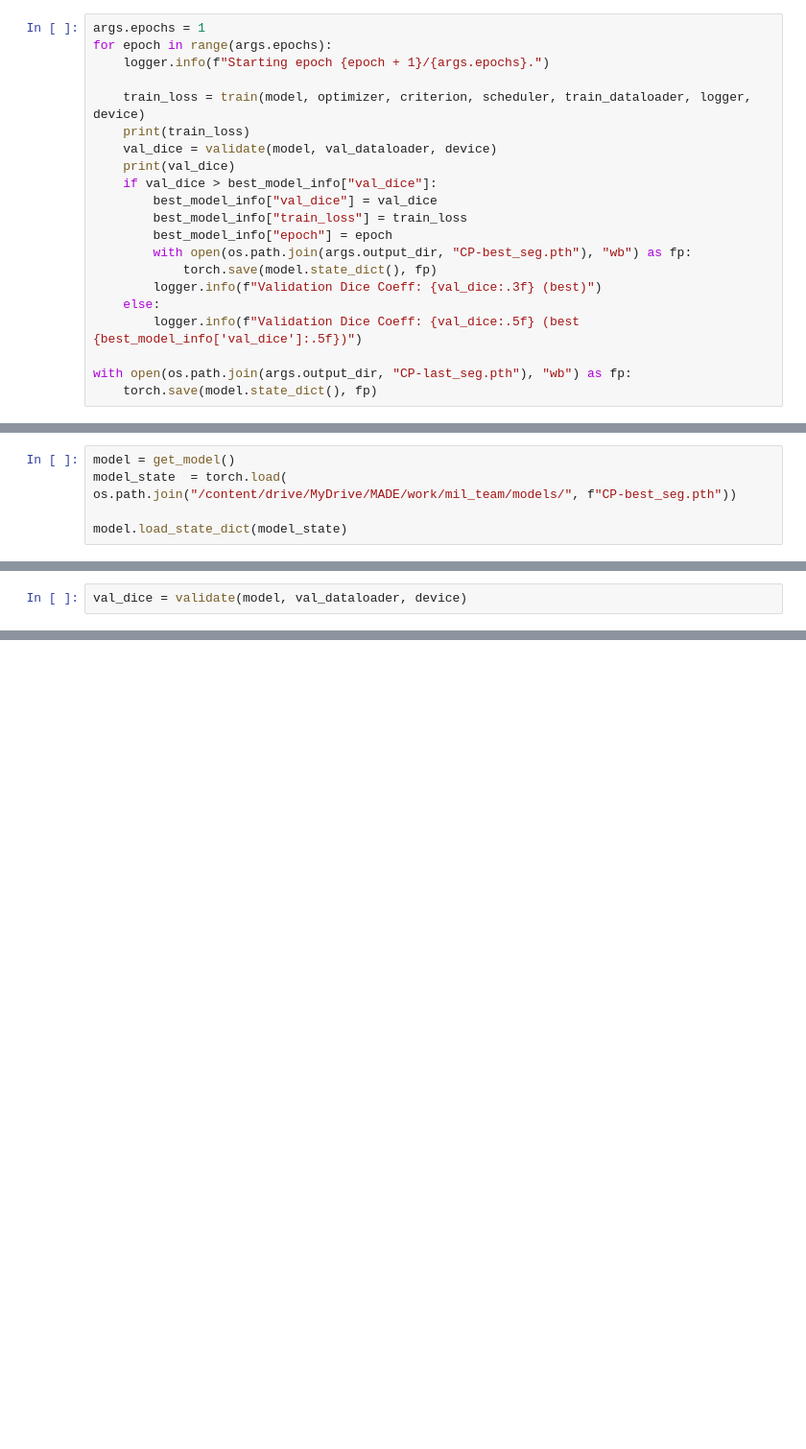
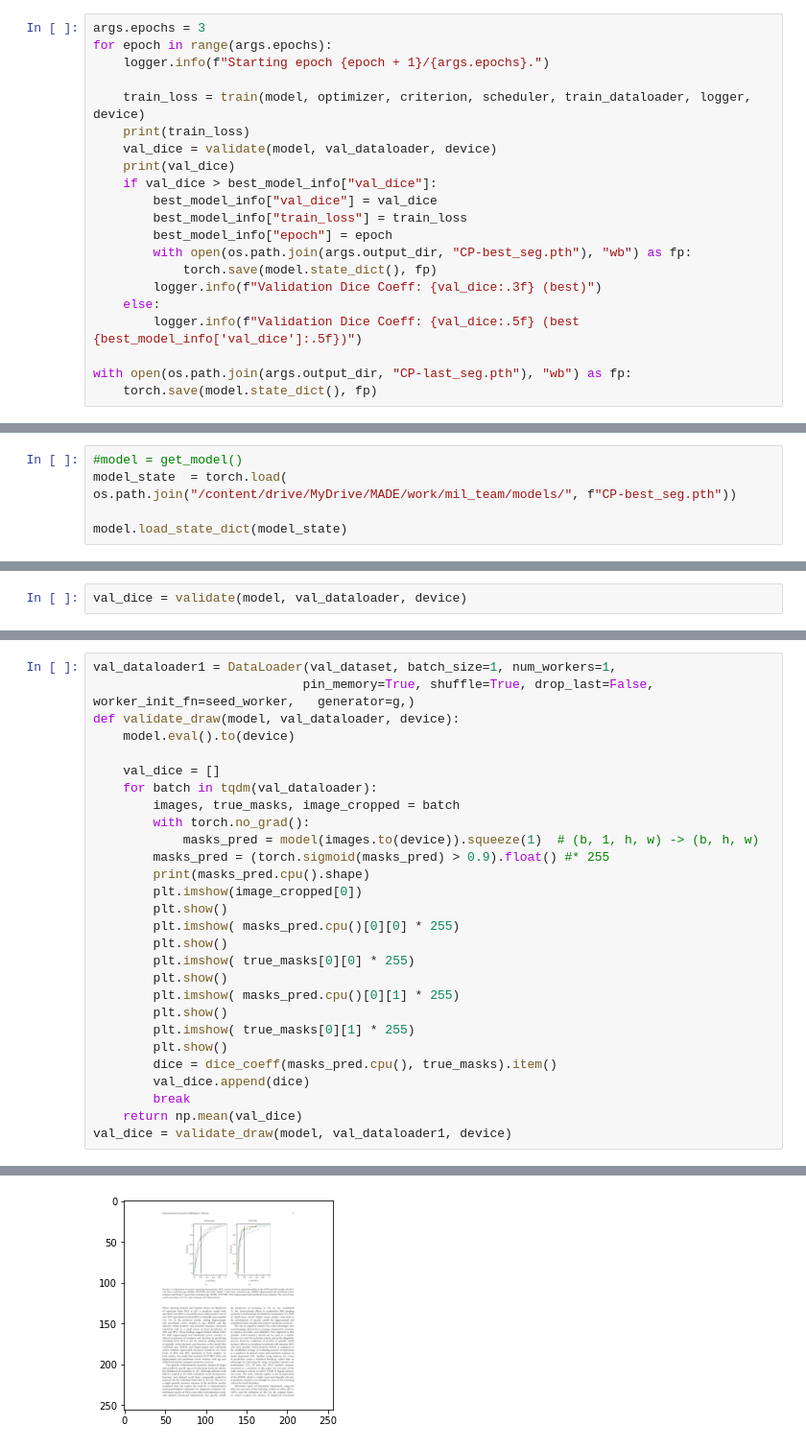
Before and after one commit to mykolesiko/MILTestTasks, a Jupyter notebook: layout.ipynb, the cells around one changed output, grey strips where cells are left out. Shown at 96% size. Cells and saved outputs as stored; diff of their text form; blank space fills up the shorter version.

```diff
--- a/layout.ipynb
+++ b/layout.ipynb
@@ -831,5 +866,5 @@ index created!
 # %%
-args.epochs = 1
+args.epochs = 3
 for epoch in range(args.epochs):
     logger.info(f"Starting epoch {epoch + 1}/{args.epochs}.")
 
@@ -901,5 +963,5 @@ val_dataloader = DataLoader(val_dataset, batch_size=args.batch_size, num_workers
 # %%
-model = get_model()
+#model = get_model()
 model_state  = torch.load( os.path.join("/content/drive/MyDrive/MADE/work/mil_team/models/", f"CP-best_seg.pth"))
 
 model.load_state_dict(model_state)
@@ -930,0 +997,29 @@ plt.show()
+# %%
+val_dataloader1 = DataLoader(val_dataset, batch_size=1, num_workers=1,
+                            pin_memory=True, shuffle=True, drop_last=False, worker_init_fn=seed_worker,   generator=g,)
+def validate_draw(model, val_dataloader, device):
+    model.eval().to(device)
+
+    val_dice = []
+    for batch in tqdm(val_dataloader):
+        images, true_masks, image_cropped = batch
+        with torch.no_grad():
+            masks_pred = model(images.to(device)).squeeze(1)  # (b, 1, h, w) -> (b, h, w)
+        masks_pred = (torch.sigmoid(masks_pred) > 0.9).float() #* 255
+        print(masks_pred.cpu().shape)
+        plt.imshow(image_cropped[0])
+        plt.show()
+        plt.imshow( masks_pred.cpu()[0][0] * 255)
+        plt.show()
+        plt.imshow( true_masks[0][0] * 255)
+        plt.show()
+        plt.imshow( masks_pred.cpu()[0][1] * 255)
+        plt.show()
+        plt.imshow( true_masks[0][1] * 255)
+        plt.show()
+        dice = dice_coeff(masks_pred.cpu(), true_masks).item()
+        val_dice.append(dice)
+        break
+    return np.mean(val_dice)
+val_dice = validate_draw(model, val_dataloader1, device)
+# %% [output]
@@ -930,0 +1027 @@ plt.show()
+[figure, added]
```
Also changed, not shown: parts of 21 cells of this notebook.
